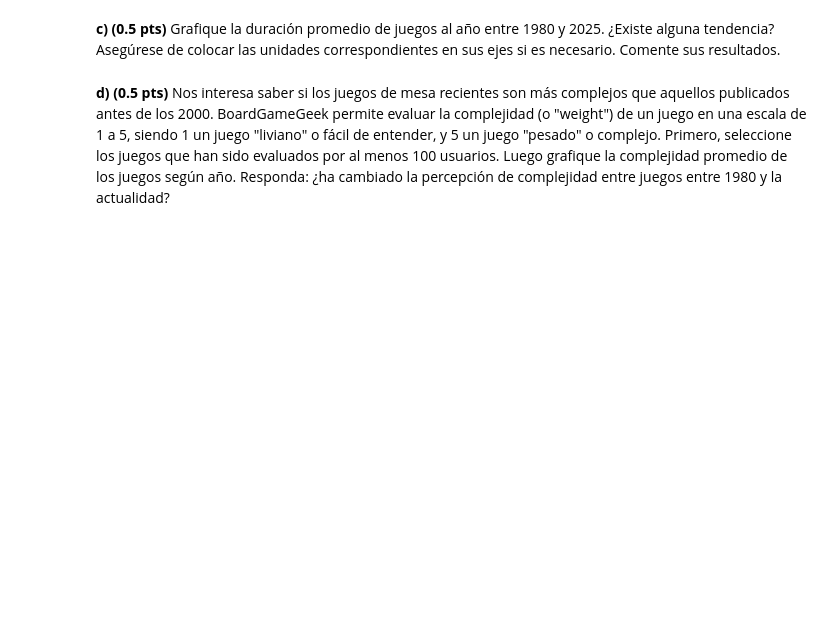
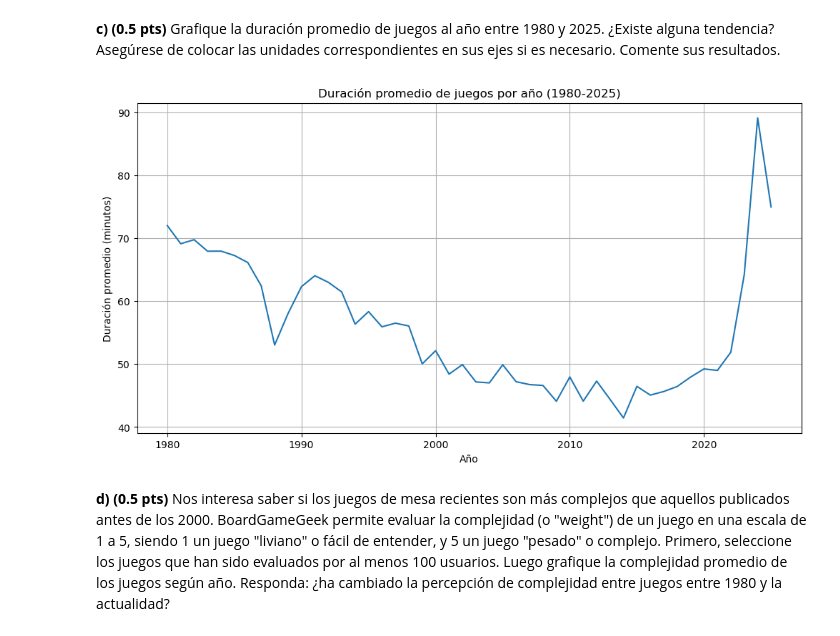
Before and after one commit to jvargsal-code/IMT2200-JESUS-VARGAS, a Jupyter notebook: Tarea 01/IMT2200-25s2 - Tarea 01.ipynb, the cells around one changed output. Cells and saved outputs as stored; diff of their text form; code cells hidden in the pictures; blank space fills up the shorter version.

```diff
--- a/Tarea 01/IMT2200-25s2 - Tarea 01.ipynb
+++ b/Tarea 01/IMT2200-25s2 - Tarea 01.ipynb
@@ -131,2 +287,8 @@ Si bien hay muchas posibles características que podemos explorar para los juego
 # %% [markdown]
 **b) (0.2 pts)** Veremos ahora si ha cambiado la duración promedio de los juegos de mesa en nuestro rango de años seleccionado. Primero, cree una nueva columna `avg_time` en el dataset con la duración promedio supuesta para cada juego.
+# %%
+# Crear columna de tiempo promedio
+games_filtered['avg_time'] = (games_filtered['min_time'] + games_filtered['max_time']) / 2
+
+print("Estadísticas de tiempo promedio:")
+print(games_filtered['avg_time'].describe())
@@ -133,4 +306,21 @@ Si bien hay muchas posibles características que podemos explorar para los juego
 # %% [markdown]
 **c) (0.5 pts)** Grafique la duración promedio de juegos al año entre 1980 y 2025. ¿Existe alguna tendencia? Asegúrese de colocar las unidades correspondientes en sus ejes si es necesario. Comente sus resultados.
+# %%
+# Calcular duración promedio por año
+yearly_avg_time = games_filtered.groupby('year')['avg_time'].mean()
+
+# Filtrar solo años entre 1980 y 2025
+yearly_avg_time = yearly_avg_time[(yearly_avg_time.index >= 1980) & (yearly_avg_time.index <= 2025)]
+
+# Graficar tendencia
+plt.figure(figsize=(12, 6))
+plt.plot(yearly_avg_time.index, yearly_avg_time.values)
+plt.title('Duración promedio de juegos por año (1980-2025)')
+plt.xlabel('Año')
+plt.ylabel('Duración promedio (minutos)')
+plt.grid(True)
+plt.show()
+# %% [output]
+[figure, added]
 # %% [markdown]
 **d) (0.5 pts)** Nos interesa saber si los juegos de mesa recientes son más complejos que aquellos publicados antes de los 2000. BoardGameGeek permite evaluar la complejidad (o "weight") de un juego en una escala de 1 a 5, siendo 1 un juego "liviano" o fácil de entender, y 5 un juego "pesado" o complejo. Primero, seleccione los juegos que han sido evaluados por al menos 100 usuarios. Luego grafique la complejidad promedio de los juegos según año. Responda: ¿ha cambiado la percepción de complejidad entre juegos entre 1980 y la actualidad?
```
Also changed, not shown: parts of 13 cells of this notebook, 2 other files.
